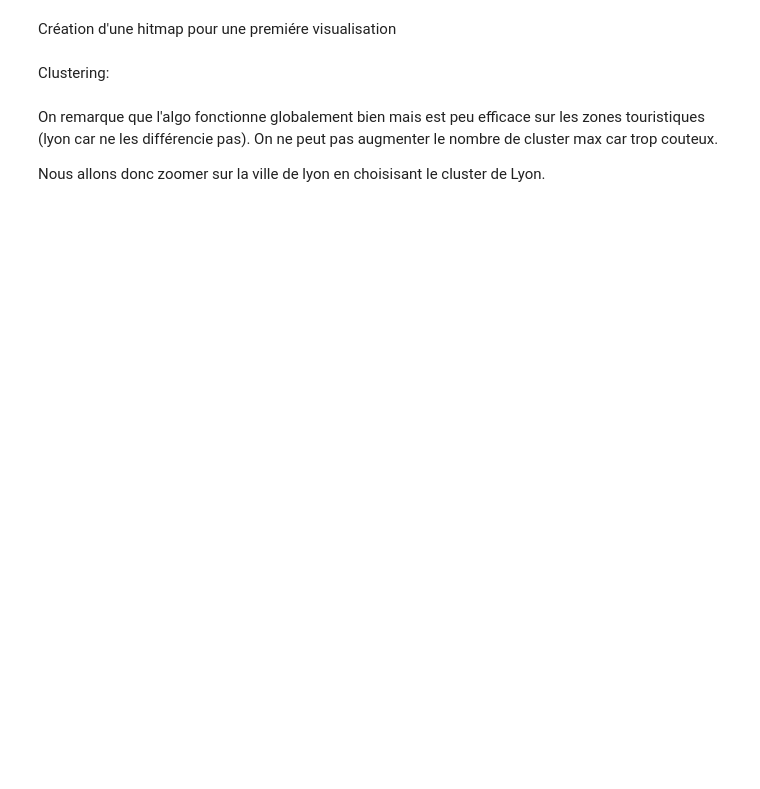
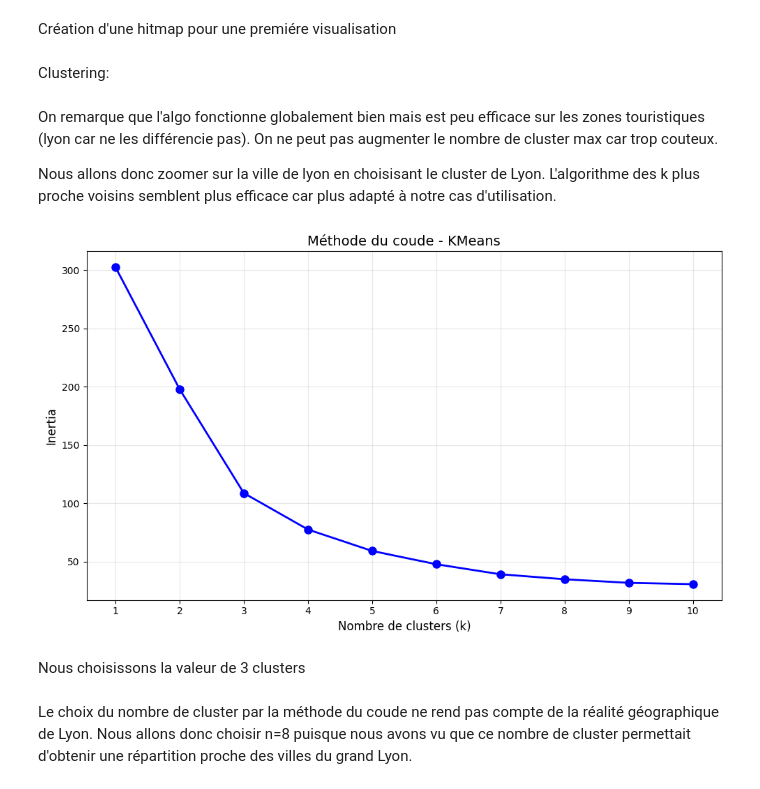
Before and after one commit to alex-ddr/data-mining, a Jupyter notebook: notebooks/clustering_lyon.ipynb, the cells around one changed output. Cells and saved outputs as stored; diff of their text form; code cells hidden in the pictures; blank space fills up the shorter version.

```diff
--- a/notebooks/clustering_lyon.ipynb
+++ b/notebooks/clustering_lyon.ipynb
@@ -522,4 +538,31 @@ map_lyon_cluster.save('../output/carte_lyon_clustering.html')
 # %% [markdown]
 On remarque que l'algo fonctionne globalement bien mais est peu efficace sur les zones touristiques (lyon car ne les différencie pas). On ne peut pas augmenter le nombre de cluster max car trop couteux.
 
-Nous allons donc zoomer sur la ville de lyon en choisisant le cluster de Lyon.
+Nous allons donc zoomer sur la ville de lyon en choisisant le cluster de Lyon. L'algorithme des k plus proche voisins semblent plus efficace car plus adapté à notre cas d'utilisation.
+# %%
+from sklearn.cluster import KMeans
+
+inertias = []
+K_range = range(1, 11)
+
+coords = df[['lat', 'long']].values
+
+for k in K_range:
+    kmeans = KMeans(n_clusters=k, random_state=42)
+    kmeans.fit(coords)
+    inertias.append(kmeans.inertia_)
+
+
+plt.figure(figsize=(10, 6))
+plt.plot(K_range, inertias, 'bo-', linewidth=2, markersize=8)
+plt.xlabel('Nombre de clusters (k)', fontsize=12)
+plt.ylabel('Inertia', fontsize=12)
+plt.title('Méthode du coude - KMeans', fontsize=14)
+plt.grid(True, alpha=0.3)
+plt.xticks(K_range)
+plt.tight_layout()
+plt.show()
+# %% [output]
+[figure, added]
+# %% [markdown]
+Nous choisissons la valeur de 3 clusters
@@ -525,0 +605,2 @@ Nous allons donc zoomer sur la ville de lyon en choisisant le cluster de Lyon.
+# %% [markdown]
+Le choix du nombre de cluster par la méthode du coude ne rend pas compte de la réalité géographique de Lyon. Nous allons donc choisir n=8 puisque nous avons vu que ce nombre de cluster permettait d'obtenir une répartition proche des villes du grand Lyon.
```
Also changed, not shown: parts of 20 cells of this notebook.
